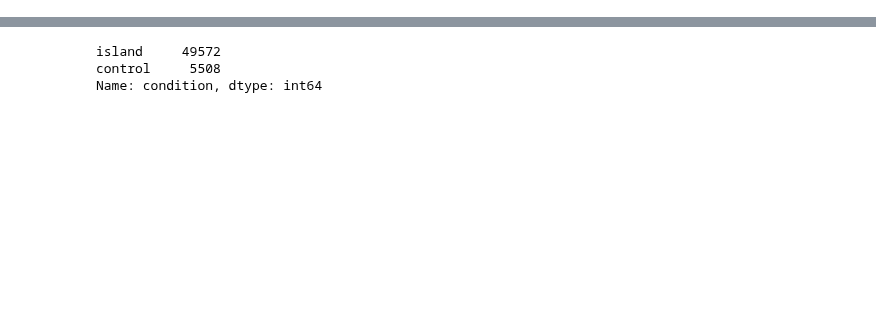
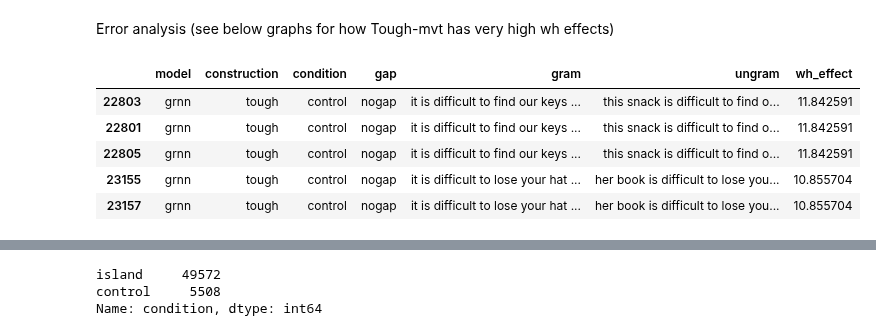
Before and after one commit to umd-psycholing/lm-syntactic-generalization, a Jupyter notebook: simple_cfg_analysis.ipynb, the cells around one changed output, grey strips where cells are left out. Saved outputs shown, nothing was run; the diff lists cells and outputs as text; code cells hidden in the pictures; blank space fills up the shorter version.

```diff
--- a/simple_cfg_analysis.ipynb
+++ b/simple_cfg_analysis.ipynb
@@ -29,4 +29,6 @@ for model in models:
 # wilcox et al analyses are in other notebook
 all_island_surprisals = pd.DataFrame(all_island_surprisals)
 effects = pd.DataFrame(all_island_effects)
+# %% [markdown]
+Error analysis (see below graphs for how Tough-mvt has very high wh effects)
 # %%
@@ -34,0 +38,9 @@ effects[(effects['model'] == 'grnn') & (effects['construction'] == 'tough') &
+# %%
+tough_grnn_nogap_ctrl.head()
+# %% [output]
+|  | model | construction | condition | gap | gram | ungram | wh_effect |
+| 22803 | grnn | tough | control | nogap | it is difficult to find our keys ... | this snack is difficult to find o... | 11.842591 |
+| 22801 | grnn | tough | control | nogap | it is difficult to find our keys ... | this snack is difficult to find o... | 11.842591 |
+| 22805 | grnn | tough | control | nogap | it is difficult to find our keys ... | this snack is difficult to find o... | 11.842591 |
+| 23155 | grnn | tough | control | nogap | it is difficult to lose your hat ... | her book is difficult to lose you... | 10.855704 |
+| 23157 | grnn | tough | control | nogap | it is difficult to lose your hat ... | her book is difficult to lose you... | 10.855704 |
```
Also changed, not shown: parts of 12 cells of this notebook, 1 other file.
